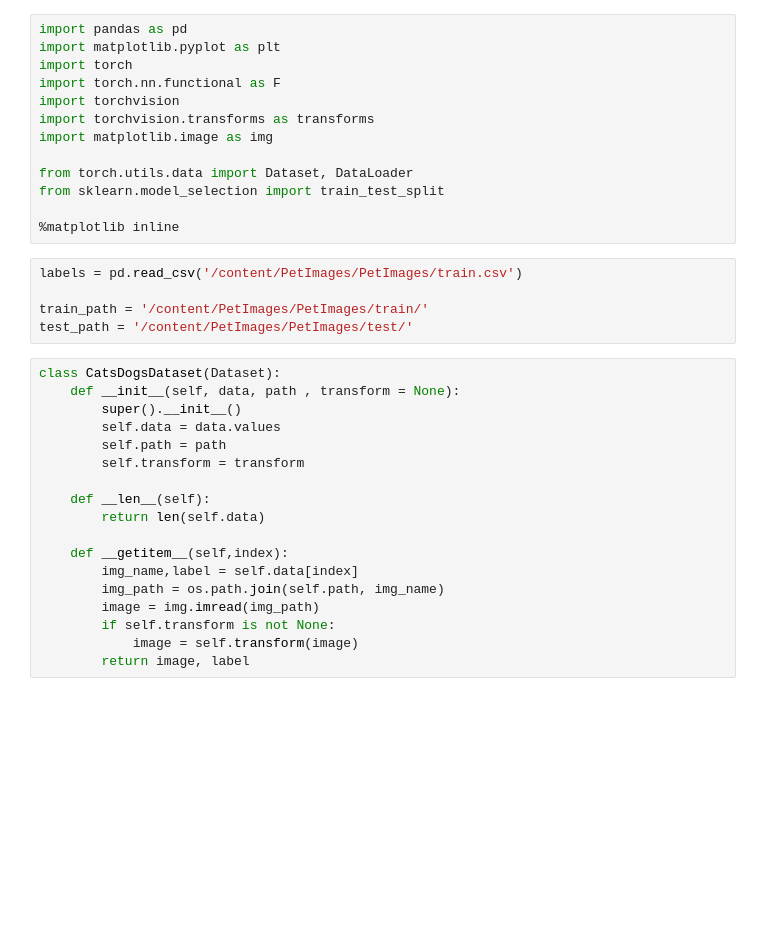
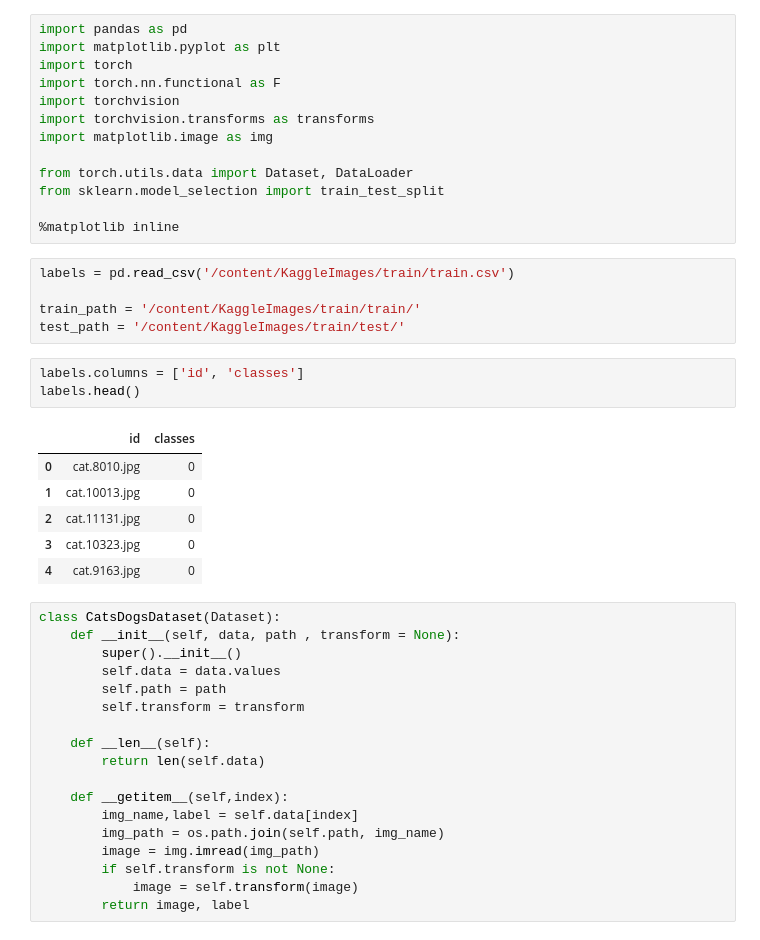
Before and after one commit to GirishShanmugam/transfer-learning, a Jupyter notebook: Transfer_Learning.ipynb, the cells around one changed output. Drawn from its saved outputs; the diff is of its cells as text; blank space fills up the shorter version.

```diff
--- a/Transfer_Learning.ipynb
+++ b/Transfer_Learning.ipynb
@@ -109,10 +118,20 @@ from sklearn.model_selection import train_test_split
 
 %matplotlib inline
 # %%
-labels = pd.read_csv('/content/PetImages/PetImages/train.csv')
+labels = pd.read_csv('/content/KaggleImages/train/train.csv')
 
-train_path = '/content/PetImages/PetImages/train/'
-test_path = '/content/PetImages/PetImages/test/'
+train_path = '/content/KaggleImages/train/train/'
+test_path = '/content/KaggleImages/train/test/'
+# %%
+labels.columns = ['id', 'classes']
+labels.head()
+# %% [output]
+|  | id | classes |
+| 0 | cat.8010.jpg | 0 |
+| 1 | cat.10013.jpg | 0 |
+| 2 | cat.11131.jpg | 0 |
+| 3 | cat.10323.jpg | 0 |
+| 4 | cat.9163.jpg | 0 |
 # %%
 class CatsDogsDataset(Dataset):
     def __init__(self, data, path , transform = None):
```
Also changed, not shown: parts of 17 cells of this notebook.
